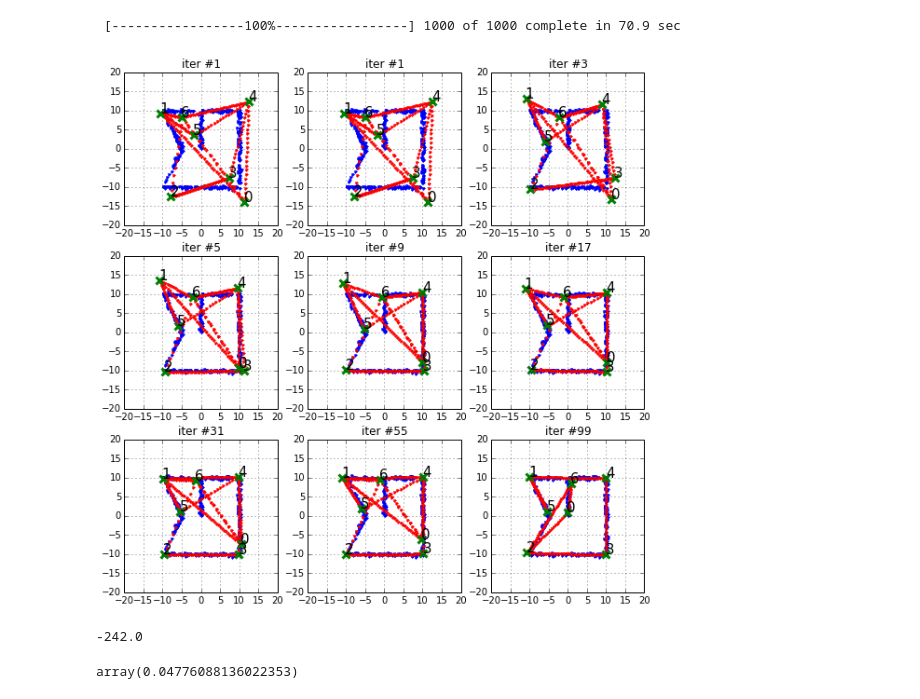
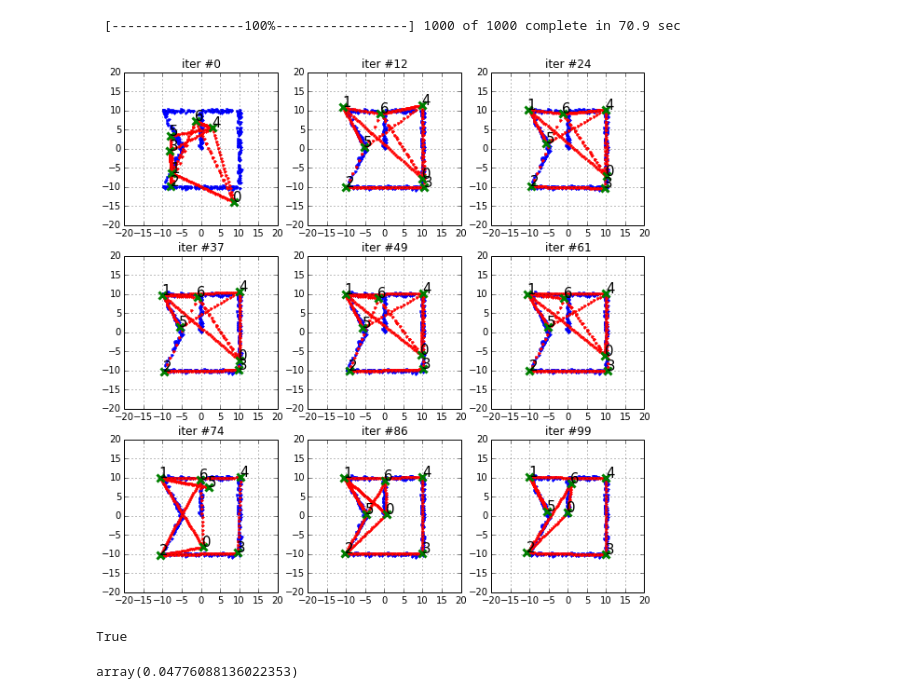
Before and after one commit to sisl/autoATC, a Jupyter notebook: MCMC/MCMC_toy.ipynb, the cells around one changed output. Drawn from its saved outputs; the diff is of its cells as text; code cells hidden in the pictures.

```diff
--- a/MCMC/MCMC_toy.ipynb
+++ b/MCMC/MCMC_toy.ipynb
@@ -49,32 +49,34 @@ M.sample(iter=1000, thin=10)#,burn=500,thin=50)#, burn=500, thin=50)
 # %%
 Niters = len(M.xy_points.trace())
 
 
-iters = np.logspace(0, np.log10(Niters-1), 9).astype(np.int)
+iters = np.linspace(0, Niters-1, 9).astype(np.int)
+#iters = np.logspace(0, np.log10(Niters-1), 9).astype(np.int)
 
 for (subidx, iterN) in enumerate(iters):
     plt.subplot(3,3,subidx+1)
     plt.title('iter #%i'%iterN)
     plt.plot(M.x_meas, M.y_meas, linestyle='', marker='.')
     D = M.trace('xy_points')()[iterN]
     _x_nodes = np.array([M.trace('x_nodes_%i'%i)()[iterN] for i in range(len(M.x_nodes))])
     _y_nodes = np.array([M.trace('y_nodes_%i'%i)()[iterN] for i in range(len(M.x_nodes))])
 
     plt.plot(D[:,0], D[:,1], linestyle='', marker='.', color='r')
     plt.plot(_x_nodes, _y_nodes, linestyle='', marker='x', color='g', markersize=8, markeredgewidth=3)
     for (idx, (xt,yt)) in enumerate(zip(_x_nodes, _y_nodes)):
         plt.text(xt+.1,yt+.1,idx,size=15)
 
     plt.grid("on")
     #plt.axis("equal")
     plt.xlim([-20, 20])
     plt.ylim([-20, 20])
 # %% [output]
-[figure, old version]
+[figure, new version]
-# %%
-M.adjMatrixPotential.logp
-# %% [output]
--242.0
+# %%
+G = nx.Graph(M.adjMatrix.value)
+nx.is_connected(G)
+# %% [output]
+True
 # %%
 M.tauNoise.value
 # %% [output]
```
Also changed, not shown: 1 other file.
